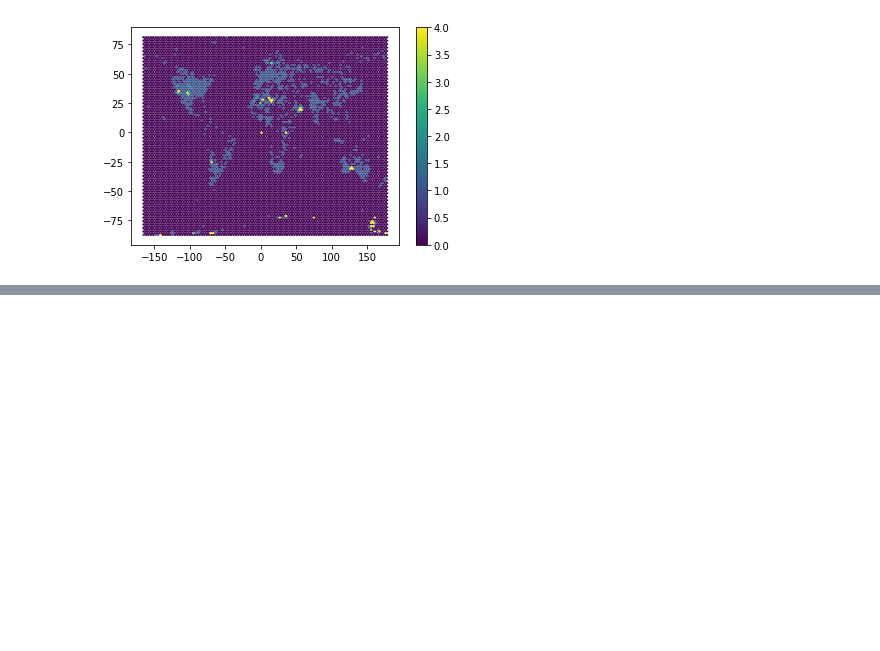
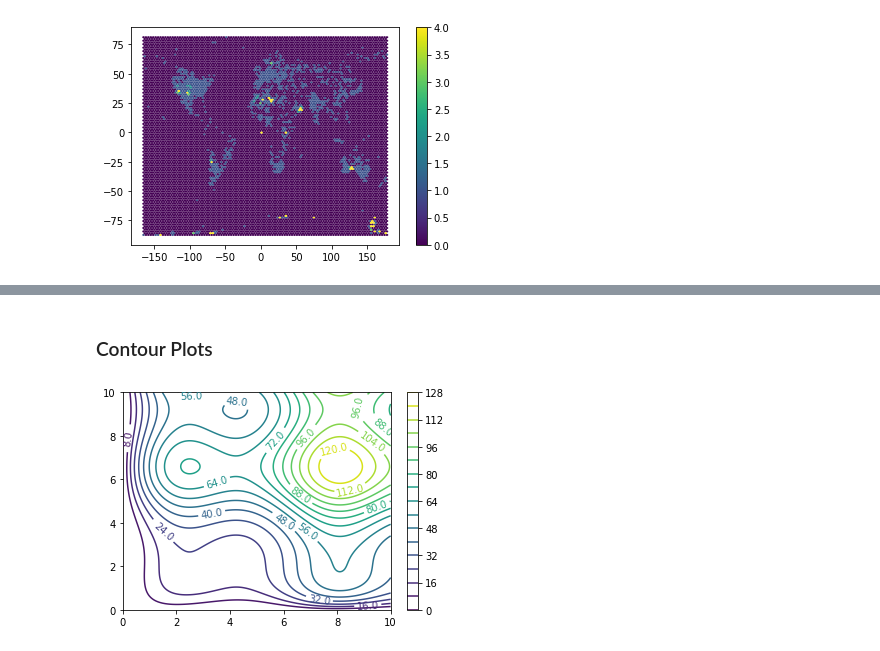
Before and after one commit to dilzio/ds_training, a Jupyter notebook: data_manipulation_in_python/section-3/Section 3.ipynb, the cells around one changed output, grey strips where cells are left out. Saved outputs shown, nothing was run; the diff lists cells and outputs as text; code cells hidden in the pictures; blank space fills up the shorter version.

```diff
--- a/data_manipulation_in_python/section-3/Section 3.ipynb
+++ b/data_manipulation_in_python/section-3/Section 3.ipynb
@@ -276,0 +276,12 @@ df.plot.hexbin(x="reclong", y="reclat", vmax=2, gridsize=100, linewidth=.25);
+# %% [markdown]
+### Contour Plots
+# %%
+spacing = np.linspace(0, 10, 200)
+X,Y = np.meshgrid(spacing, spacing)
+Z=(np.sin(X) + np.cos(Y) + 2 * np.arcsinh(X*Y))**2
+
+c = plt.contour(X, Y, Z, levels=20)
+plt.clabel(c, inline=True, fmt="%0.1f")
+plt.colorbar();
+# %% [output]
+[figure, added]
```
Also changed, not shown: parts of 31 cells of this notebook, 3 other files.
